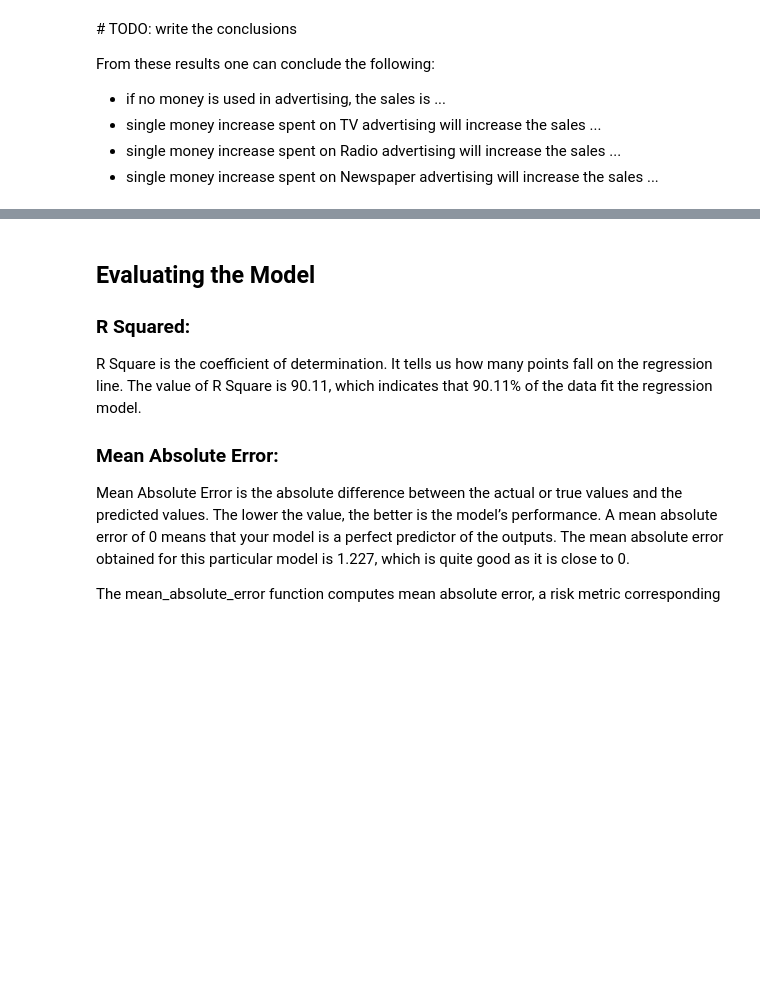
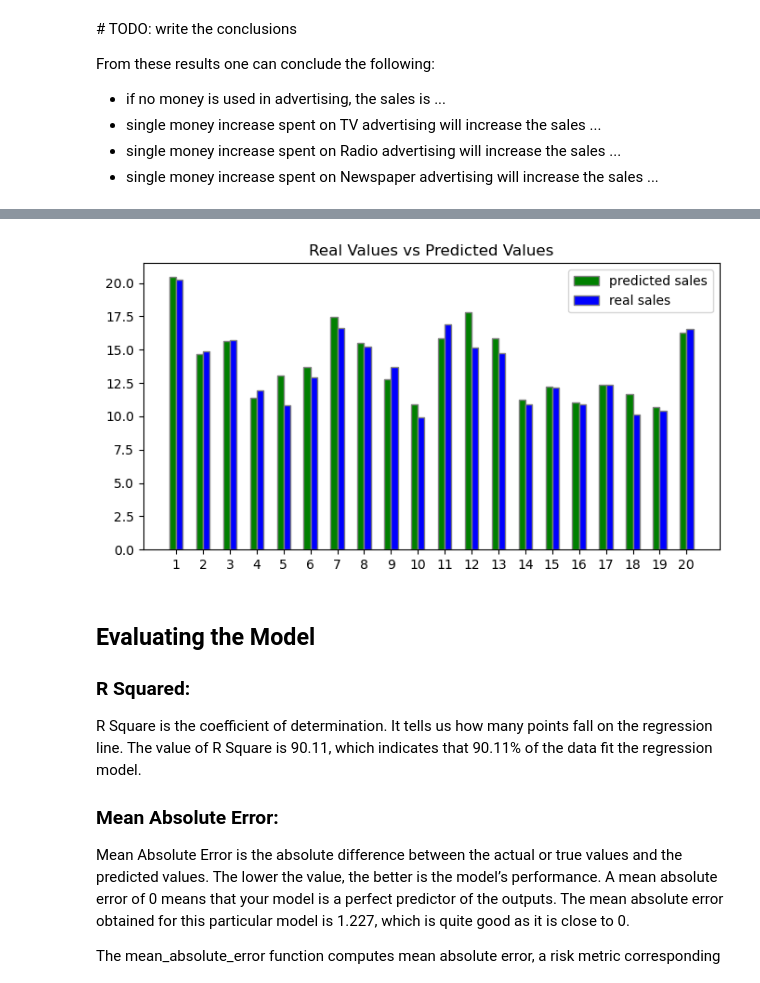
Before and after one commit to lohikrme/IntroToMachineLearning, a Jupyter notebook: Python-projects/week6 - multi linear regressions/MLR-Advertising-student.ipynb, the cells around one changed output, grey strips where cells are left out. Drawn from its saved outputs; the diff is of its cells as text; code cells hidden in the pictures; blank space fills up the shorter version.

```diff
--- a/Python-projects/week6 - multi linear regressions/MLR-Advertising-student.ipynb
+++ b/Python-projects/week6 - multi linear regressions/MLR-Advertising-student.ipynb
@@ -127,3 +218,26 @@ From these results one can conclude the following:
+# %%
+# TODO: visualize the differences using bar plot
+# i will combine every 10 values into one bar
+# i am not sure if this is what was supposed to be done here
+
+avrg_y_pred = [np.mean(y_pred[i:i+3]) for i in range(0, len(y_pred), 3) ]
+avrg_y_real = [np.mean(y_test.values[i:i+3]) for i in range(0, len(y_test.values), 3)]
+
+barWidth = 0.25
+x_axis = np.arange(21)
+x_axis = np.delete(x_axis, 0)
+
+fig = plt.figure(figsize=(8,4))
+plt.bar(x_axis - barWidth/2, avrg_y_pred, color ='g', width = barWidth,
+        edgecolor ='grey', label ='predicted sales')
+plt.bar(x_axis + barWidth/2, avrg_y_real, color ='b', width = barWidth,
+        edgecolor ='grey', label ='real sales')
+plt.xticks(x_axis)
+plt.title("Real Values vs Predicted Values")
+plt.legend()
+plt.show()
+# %% [output]
+[figure, added]
 # %% [markdown]
 ## Evaluating the Model
 
```
Also changed, not shown: parts of 13 cells of this notebook, 6 other files.
